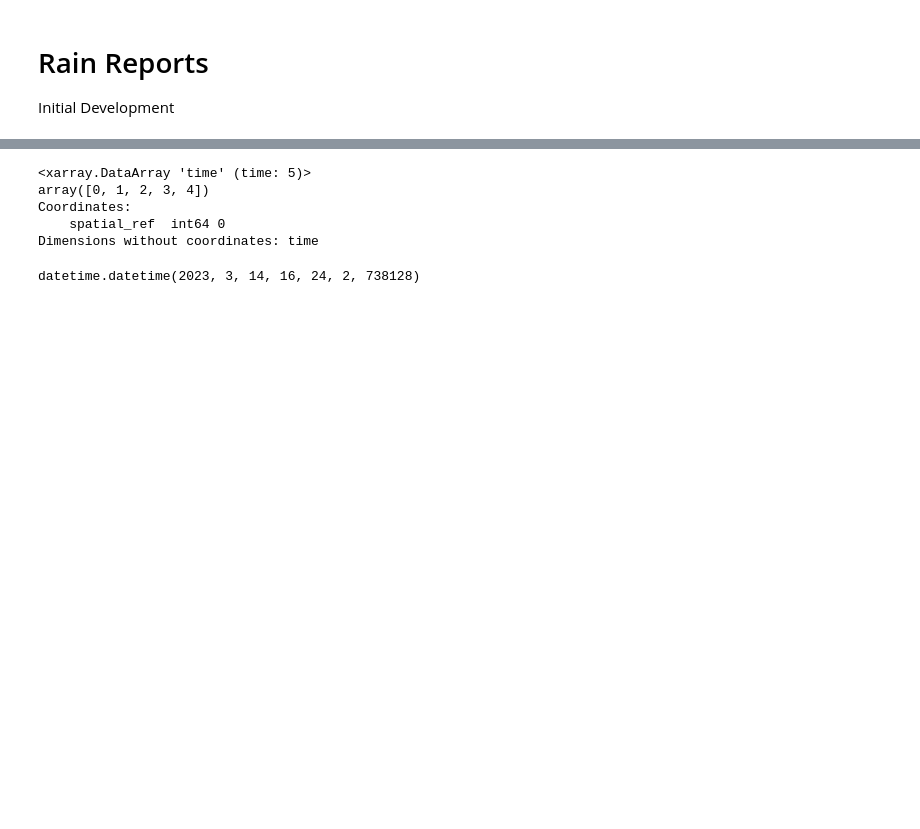
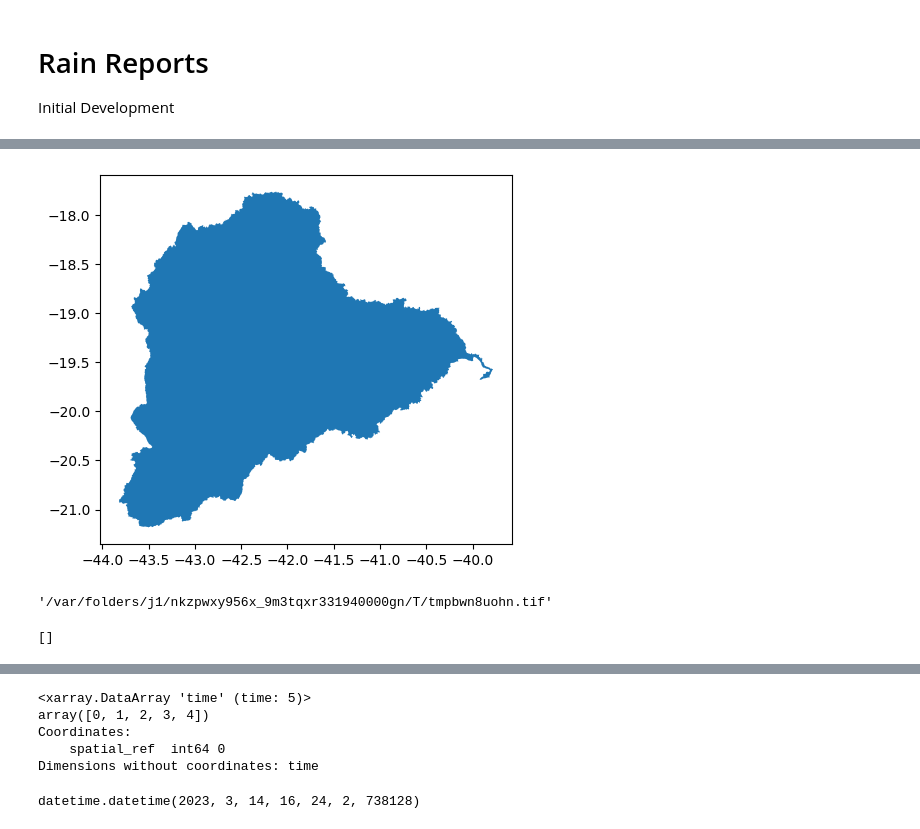
Before and after one commit to cordmaur/INPERainDownloader, a Jupyter notebook: nbs/02-ReportGenerator.ipynb, the cells around one changed output, grey strips where cells are left out. Drawn from its saved outputs; the diff is of its cells as text; code cells hidden in the pictures; blank space fills up the shorter version.

Commit message:
Added reporter package

```diff
--- a/nbs/02-ReportGenerator.ipynb
+++ b/nbs/02-ReportGenerator.ipynb
@@ -12,0 +21,6 @@ downloader = INPEDownloader(server=INPE.FTPurl, root=INPE.DailyMERGEroot)
+# %%
+rain = reporter.accum_rain(
+    start_date='20230101',
+    end_date='20230105',
+    download_folder='../tmp',
+)
@@ -12,0 +47,5 @@ downloader = INPEDownloader(server=INPE.FTPurl, root=INPE.DailyMERGEroot)
+# %%
+shapes = Path('/Users/cordmaur/Library/CloudStorage/OneDrive-AgênciaNacionaldeÁguas/Trabalho/SOE/COVEC/Bases/bacias de interesse SOE')
+assert shapes.exists()
+# %%
+doce = gpd.read_file(shapes/'bacia_Doce.shp')
@@ -12,0 +66,2 @@ downloader = INPEDownloader(server=INPE.FTPurl, root=INPE.DailyMERGEroot)
+# %%
+doce.to_crs(rain.rio.crs, inplace=True)
@@ -12,0 +81,4 @@ downloader = INPEDownloader(server=INPE.FTPurl, root=INPE.DailyMERGEroot)
+# %%
+ax = doce.plot()
+# %% [output]
+[figure, added]
@@ -12,0 +91,4 @@ downloader = INPEDownloader(server=INPE.FTPurl, root=INPE.DailyMERGEroot)
+# %%
+temp.name
+# %% [output]
+'/var/folders/j1/nkzpwxy956x_9m3tqxr331940000gn/T/tmpbwn8uohn.tif'
@@ -12,0 +97,4 @@ downloader = INPEDownloader(server=INPE.FTPurl, root=INPE.DailyMERGEroot)
+# %%
+list(Path(tempdir.name).iterdir())
+# %% [output]
+[]
```
Also changed, not shown: parts of 92 cells of this notebook, 5 other files.
